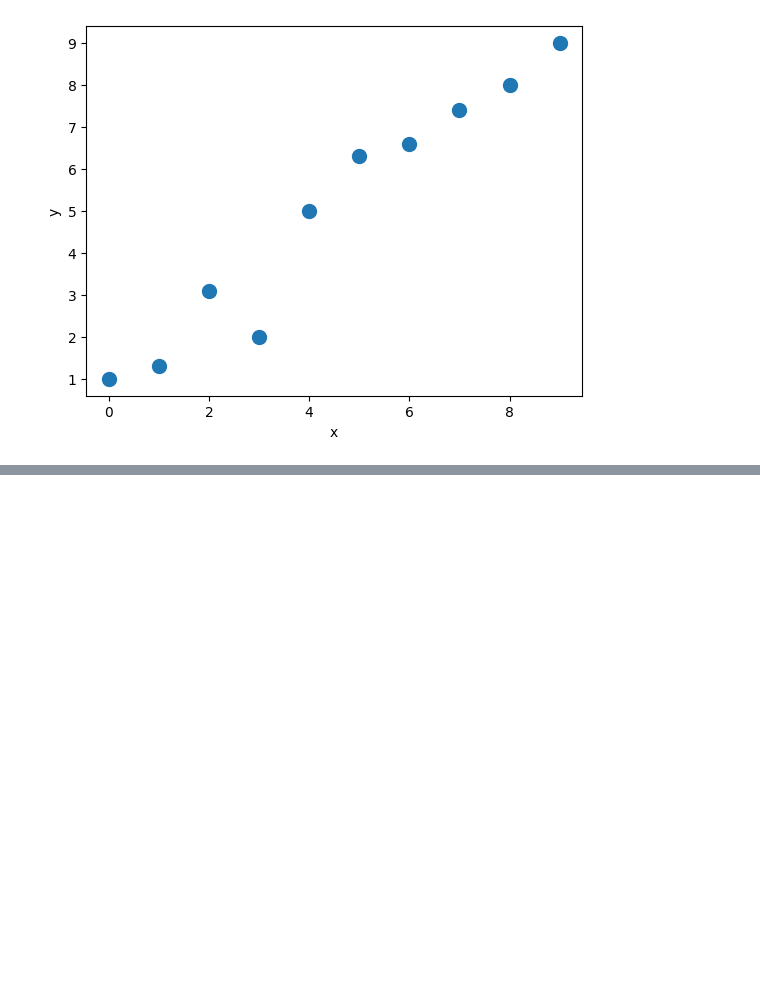
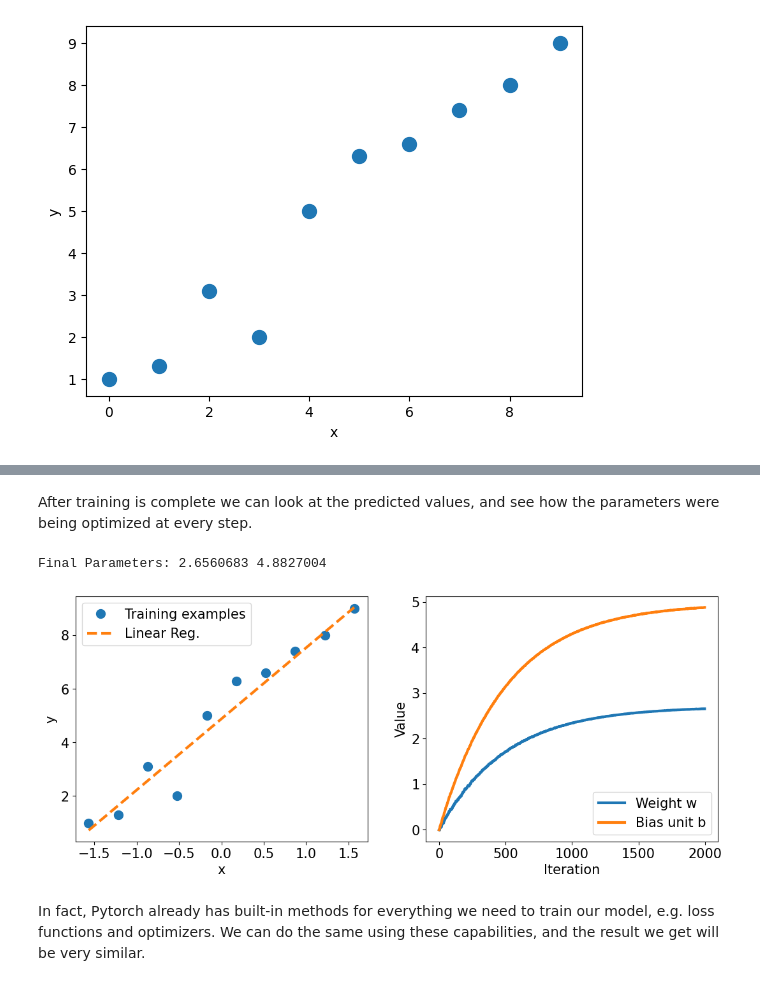
Before and after one commit to azilya/torch_tutorials, a Jupyter notebook: neuro_regression.ipynb, the cells around one changed output, grey strips where cells are left out. Drawn from its saved outputs; the diff is of its cells as text; code cells hidden in the pictures; blank space fills up the shorter version.

Commit message:
linreg tutorial fixed

```diff
--- a/neuro_regression.ipynb
+++ b/neuro_regression.ipynb
@@ -241,0 +61,10 @@ plt.show()
+# %%
+def loss_fn(y_true, y_pred):
+    return torch.mean(torch.square(y_true - y_pred))
+
+
+## тестируем:
+yt = torch.tensor([1.0])
+yp = torch.tensor([1.5])
+
+loss_fn(yt, yp)
@@ -241,0 +75,7 @@ plt.show()
+# %%
+def train(model, inputs, outputs, learning_rate):
+    current_loss = loss_fn(model(inputs), outputs)
+    current_loss.backward()
+    model.w = nn.Parameter(model.w.sub(learning_rate * model.w.grad))
+    model.b = nn.Parameter(model.b.sub(learning_rate * model.b.grad))
+    return current_loss.item()
@@ -241,0 +135,37 @@ plt.show()
+# %% [markdown]
+After training is complete we can look at the predicted values, and see how the parameters were being optimized at every step.
+# %%
+with torch.no_grad():
+    print('Final Parameters:', model.w.numpy(), model.b.numpy())
+
+    X_test = np.linspace(0, 9, num=100).reshape(-1, 1)
+    X_test_norm = (X_test - np.mean(X_train)) / np.std(X_train)
+
+    y_pred = model(torch.tensor(X_test_norm, dtype=torch.float32))
+
+
+fig = plt.figure(figsize=(13, 5))
+ax = fig.add_subplot(1, 2, 1)
+plt.plot(X_train_norm, y_train, 'o', markersize=10)
+plt.plot(X_test_norm, y_pred, '--', lw=3)
+plt.legend(['Training examples', 'Linear Reg.'], fontsize=15)
+ax.set_xlabel('x', size=15)
+ax.set_ylabel('y', size=15)
+ax.tick_params(axis='both', which='major', labelsize=15)
+
+ax = fig.add_subplot(1, 2, 2)
+plt.plot(Ws, lw=3)
+plt.plot(bs, lw=3)
+plt.legend(['Weight w', 'Bias unit b'], fontsize=15)
+ax.set_xlabel('Iteration', size=15)
+ax.set_ylabel('Value', size=15)
+ax.tick_params(axis='both', which='major', labelsize=15)
+#plt.savefig('ch13-linreg-1.pdf')
+
+plt.show()
+# %% [output]
+Final Parameters: 2.6560683 4.8827004
+[figure, added]
+# %% [markdown]
+In fact, Pytorch already has built-in methods for everything we need to train our model, e.g. loss functions and optimizers.
+We can do the same using these capabilities, and the result we get will be very similar.
```
Also changed, not shown: parts of 39 cells of this notebook.
